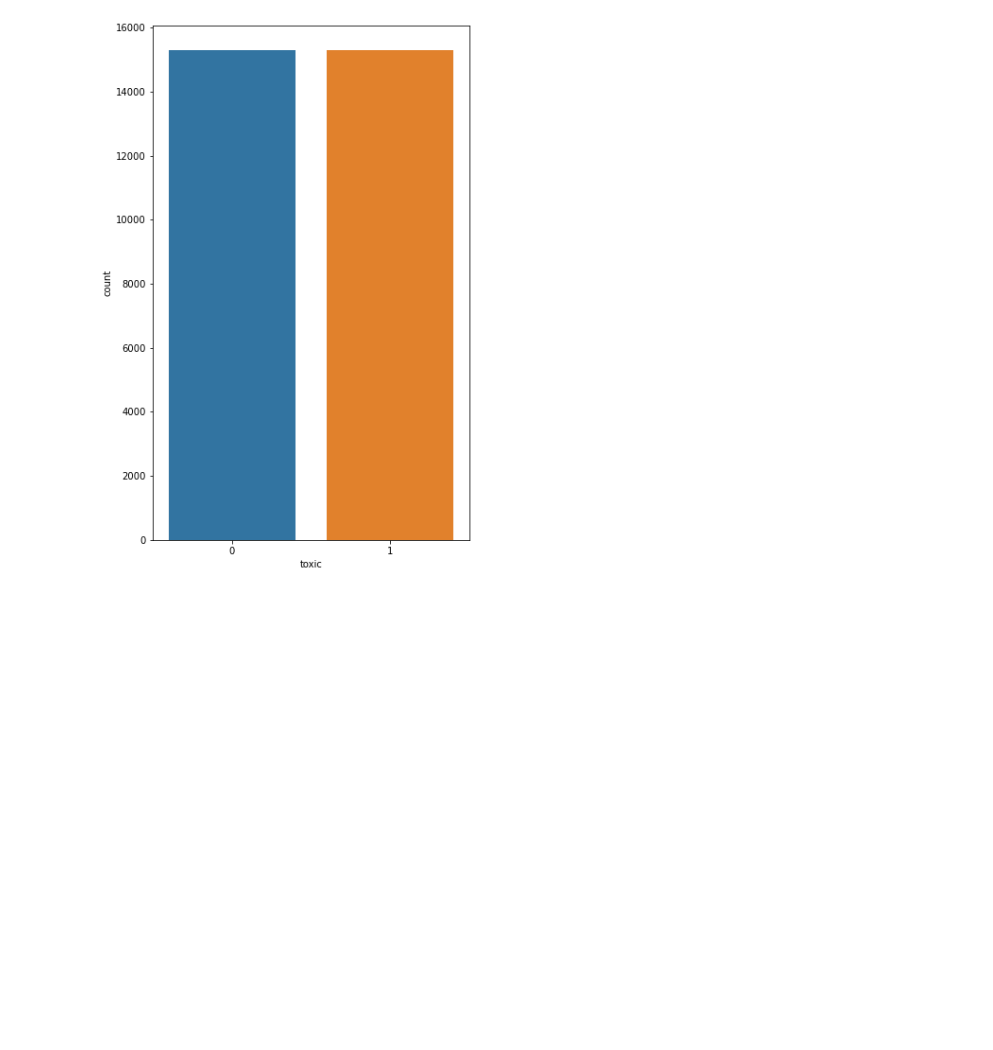
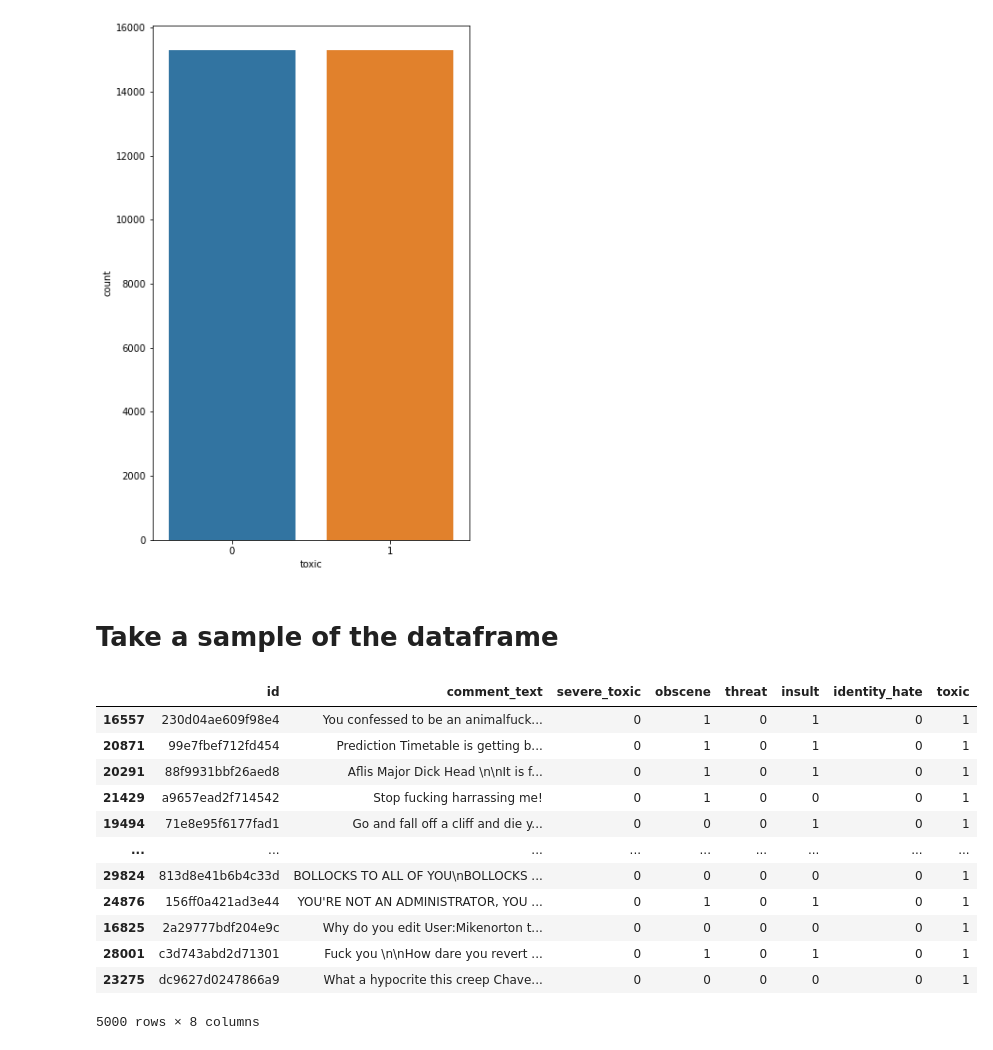
Before and after one commit to ziyingliow2018/Toxic-news-G2T6, a Jupyter notebook: UnderSampling.ipynb, the cells around one changed output. Drawn from its saved outputs; the diff is of its cells as text; code cells hidden in the pictures; blank space fills up the shorter version.

Commit message:
Sample of undersampling

```diff
--- a/UnderSampling.ipynb
+++ b/UnderSampling.ipynb
@@ -89,3 +89,22 @@ sns.countplot(undersampling_df['toxic'])
 [figure]
 # %%
 undersampling_df.to_csv('undersampling_cleaned.csv')
+# %% [markdown]
+# Take a sample of the dataframe
+# %%
+toxic_df= undersampling_df[undersampling_df['toxic']==1].sample(n = 5000)
+toxic_df
+# %% [output]
+|  | id | comment_text | severe_toxic | obscene | threat | insult | identity_hate | toxic |
+| 16557 | 230d04ae609f98e4 | You confessed to be an animalfuck... | 0 | 1 | 0 | 1 | 0 | 1 |
+| 20871 | 99e7fbef712fd454 | Prediction Timetable is getting b... | 0 | 1 | 0 | 1 | 0 | 1 |
+| 20291 | 88f9931bbf26aed8 | Aflis Major Dick Head \n\nIt is f... | 0 | 1 | 0 | 1 | 0 | 1 |
+| 21429 | a9657ead2f714542 | Stop fucking harrassing me! | 0 | 1 | 0 | 0 | 0 | 1 |
+| 19494 | 71e8e95f6177fad1 | Go and fall off a cliff and die y... | 0 | 0 | 0 | 1 | 0 | 1 |
+| ... | ... | ... | ... | ... | ... | ... | ... | ... |
+| 29824 | 813d8e41b6b4c33d | BOLLOCKS TO ALL OF YOU\nBOLLOCKS ... | 0 | 0 | 0 | 0 | 0 | 1 |
+| 24876 | 156ff0a421ad3e44 | YOU'RE NOT AN ADMINISTRATOR, YOU ... | 0 | 1 | 0 | 1 | 0 | 1 |
+| 16825 | 2a29777bdf204e9c | Why do you edit User:Mikenorton t... | 0 | 0 | 0 | 0 | 0 | 1 |
+| 28001 | c3d743abd2d71301 | Fuck you \n\nHow dare you revert ... | 0 | 1 | 0 | 1 | 0 | 1 |
+| 23275 | dc9627d0247866a9 | What a hypocrite this creep Chave... | 0 | 0 | 0 | 0 | 0 | 1 |
+5000 rows × 8 columns
```
Also changed, not shown: parts of 3 cells of this notebook, 1 other file.
